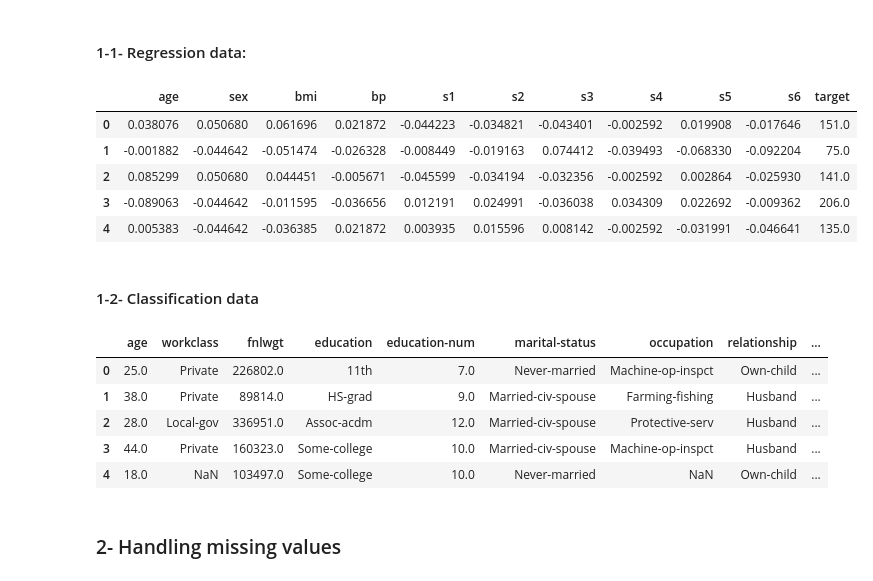
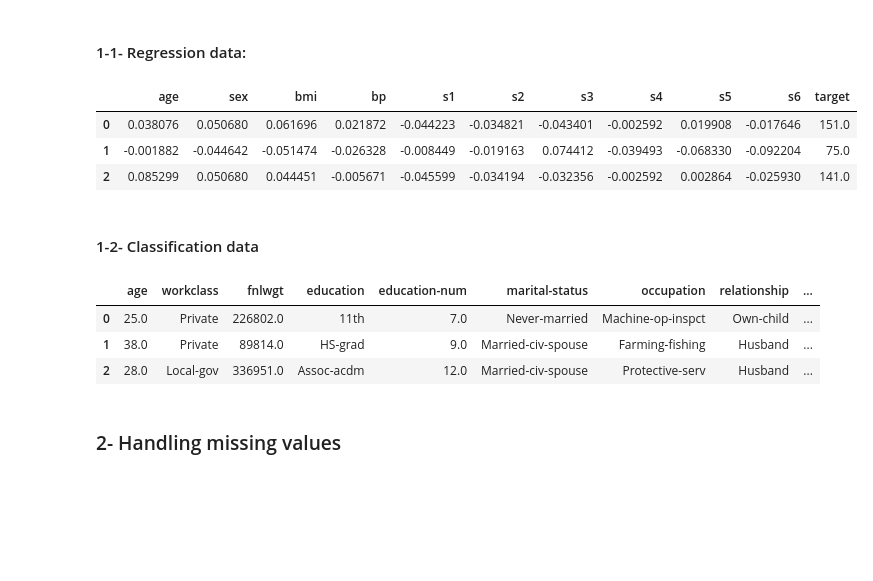
Before and after one commit to tabaraei/Data-Science-Toolkit, a Jupyter notebook: notebooks/Scikit-Learn.ipynb, the cells around one changed output. Drawn from its saved outputs; the diff is of its cells as text; code cells hidden in the pictures; blank space fills up the shorter version.

```diff
--- a/notebooks/Scikit-Learn.ipynb
+++ b/notebooks/Scikit-Learn.ipynb
@@ -26,29 +26,25 @@ import numpy as np
 # %%
 from sklearn.datasets import load_diabetes
 
 reg_dataframe = load_diabetes(as_frame=True).frame
-reg_dataframe.head()
+reg_dataframe.head(3)
 # %% [output]
 |  | age | sex | bmi | bp | s1 | s2 | s3 | s4 | s5 | s6 | target |
 | 0 | 0.038076 | 0.050680 | 0.061696 | 0.021872 | -0.044223 | -0.034821 | -0.043401 | -0.002592 | 0.019908 | -0.017646 | 151.0 |
 | 1 | -0.001882 | -0.044642 | -0.051474 | -0.026328 | -0.008449 | -0.019163 | 0.074412 | -0.039493 | -0.068330 | -0.092204 | 75.0 |
 | 2 | 0.085299 | 0.050680 | 0.044451 | -0.005671 | -0.045599 | -0.034194 | -0.032356 | -0.002592 | 0.002864 | -0.025930 | 141.0 |
-| 3 | -0.089063 | -0.044642 | -0.011595 | -0.036656 | 0.012191 | 0.024991 | -0.036038 | 0.034309 | 0.022692 | -0.009362 | 206.0 |
-| 4 | 0.005383 | -0.044642 | -0.036385 | 0.021872 | 0.003935 | 0.015596 | 0.008142 | -0.002592 | -0.031991 | -0.046641 | 135.0 |
 # %% [markdown]
 #### 1-2- Classification data
 # %%
 from sklearn.datasets import fetch_openml
 
 cls_dataframe = fetch_openml(name='adult', version=2, as_frame=True).frame
-cls_dataframe.head()
+cls_dataframe.head(3)
 # %% [output]
 |  | age | workclass | fnlwgt | education | education-num | marital-status | occupation | relationship | ... |
 | 0 | 25.0 | Private | 226802.0 | 11th | 7.0 | Never-married | Machine-op-inspct | Own-child | ... |
 | 1 | 38.0 | Private | 89814.0 | HS-grad | 9.0 | Married-civ-spouse | Farming-fishing | Husband | ... |
 | 2 | 28.0 | Local-gov | 336951.0 | Assoc-acdm | 12.0 | Married-civ-spouse | Protective-serv | Husband | ... |
-| 3 | 44.0 | Private | 160323.0 | Some-college | 10.0 | Married-civ-spouse | Machine-op-inspct | Husband | ... |
-| 4 | 18.0 | NaN | 103497.0 | Some-college | 10.0 | Never-married | NaN | Own-child | ... |
 # %% [markdown]
 ### 2- Handling missing values
 # %% [markdown]
```
Also changed, not shown: parts of 17 cells of this notebook.
